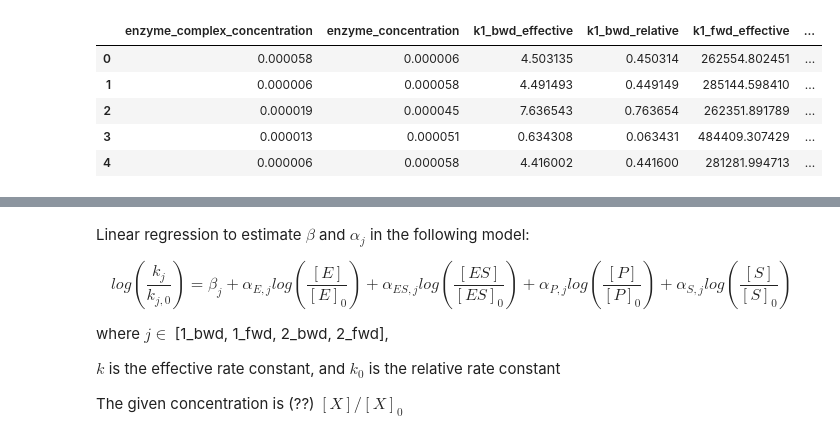
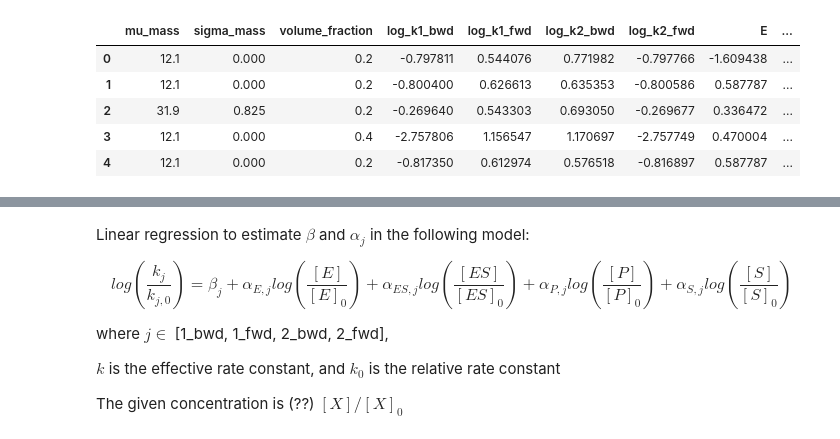
Before and after one commit to WilliamCappelletti/ML_CS433_project2, a Jupyter notebook: src/Marie_test.ipynb, the cells around one changed output, grey strips where cells are left out. Drawn from its saved outputs; the diff is of its cells as text; code cells hidden in the pictures.

```diff
--- a/src/Marie_test.ipynb
+++ b/src/Marie_test.ipynb
@@ -11,3 +25,3 @@ from sklearn import svm
 # %%
 # define data path
-data_folder = '../Data/'
+FILE = "../Data/result_full_factorial_pgm.csv"
@@ -26,9 +28,11 @@ data.head()
+# %%
+data = Data_prep_replication(FILE)
 # %%
-data.head(5)
+data.head()
 # %% [output]
-|  | enzyme_complex_concentration | enzyme_concentration | k1_bwd_effective | k1_bwd_relative | k1_fwd_effective | ... |
-| 0 | 0.000058 | 0.000006 | 4.503135 | 0.450314 | 262554.802451 | ... |
-| 1 | 0.000006 | 0.000058 | 4.491493 | 0.449149 | 285144.598410 | ... |
-| 2 | 0.000019 | 0.000045 | 7.636543 | 0.763654 | 262351.891789 | ... |
-| 3 | 0.000013 | 0.000051 | 0.634308 | 0.063431 | 484409.307429 | ... |
-| 4 | 0.000006 | 0.000058 | 4.416002 | 0.441600 | 281281.994713 | ... |
+|  | mu_mass | sigma_mass | volume_fraction | log_k1_bwd | log_k1_fwd | log_k2_bwd | log_k2_fwd | E | ... |
+| 0 | 12.1 | 0.000 | 0.2 | -0.797811 | 0.544076 | 0.771982 | -0.797766 | -1.609438 | ... |
+| 1 | 12.1 | 0.000 | 0.2 | -0.800400 | 0.626613 | 0.635353 | -0.800586 | 0.587787 | ... |
+| 2 | 31.9 | 0.825 | 0.2 | -0.269640 | 0.543303 | 0.693050 | -0.269677 | 0.336472 | ... |
+| 3 | 12.1 | 0.000 | 0.4 | -2.757806 | 1.156547 | 1.170697 | -2.757749 | 0.470004 | ... |
+| 4 | 12.1 | 0.000 | 0.2 | -0.817350 | 0.612974 | 0.576518 | -0.816897 | 0.587787 | ... |
```
Also changed, not shown: parts of 9 cells of this notebook, 1 other file.
